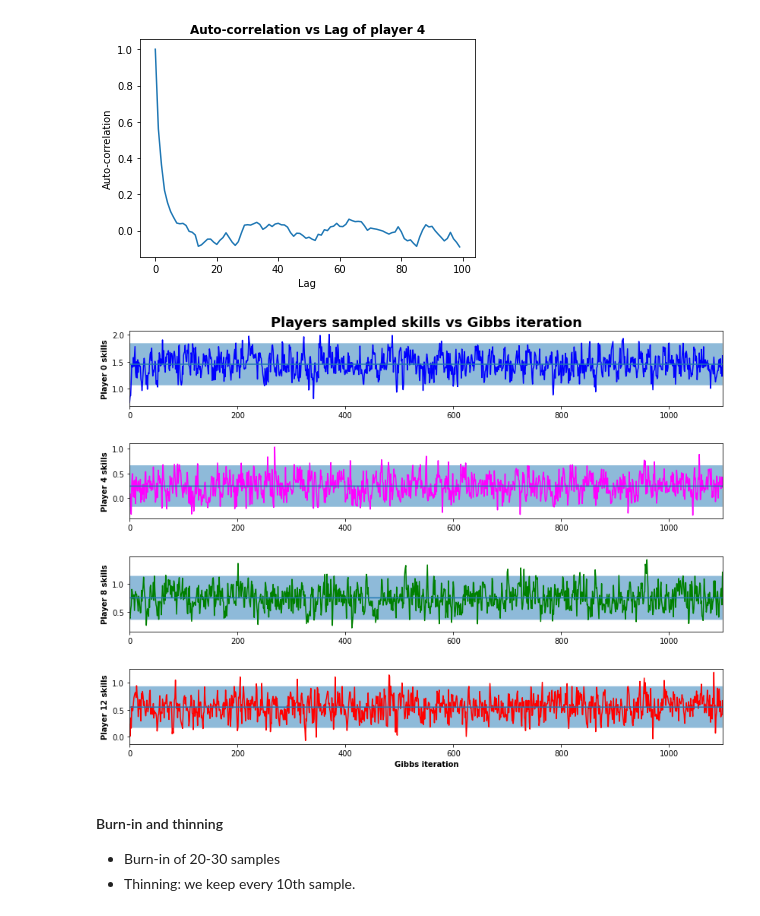
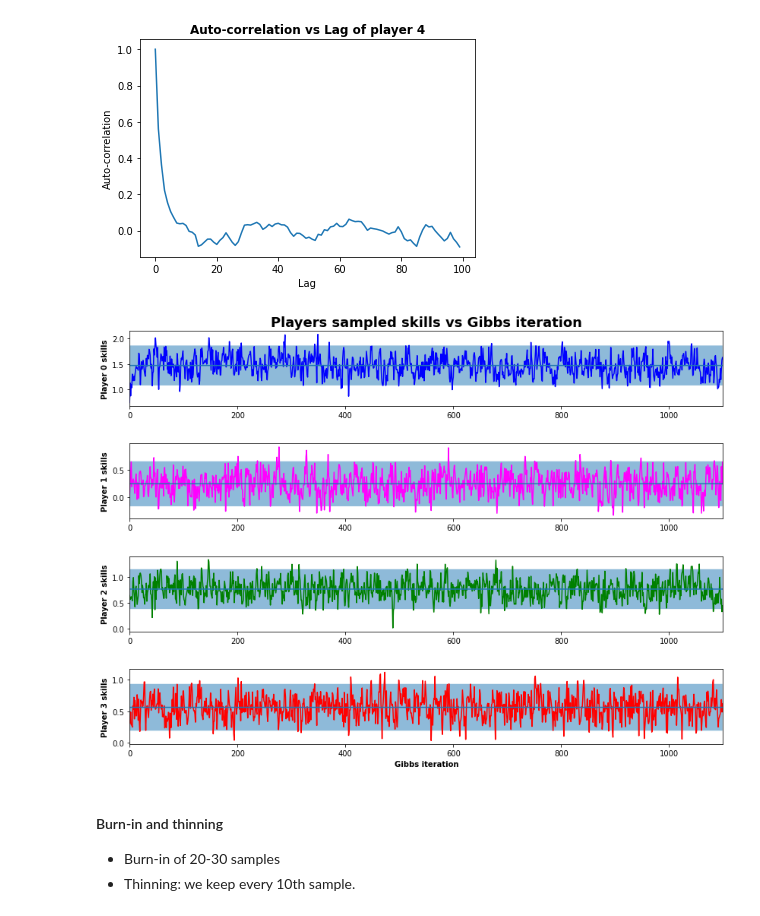
Before and after one commit to AlejandroSantorum/MPhil_MLMI_Cambridge, a Jupyter notebook: 4F13-Probabilistic_Machine_Learning/Lab/lab2/code/coursework2.ipynb, the cells around one changed output. Drawn from its saved outputs; the diff is of its cells as text; code cells hidden in the pictures.

```diff
--- a/4F13-Probabilistic_Machine_Learning/Lab/lab2/code/coursework2.ipynb
+++ b/4F13-Probabilistic_Machine_Learning/Lab/lab2/code/coursework2.ipynb
@@ -120,9 +120,9 @@ plot_autocorr(player_id=4, total_lag=100)
 # %% [output]
 [figure]
 # %%
-plot_sampled_skills(skill_samples, [0, 4, 8, 12], add_mean_std=True)
+plot_sampled_skills(skill_samples, [0, 1, 2, 3], add_mean_std=True)
 # %% [output]
-[figure, old version]
+[figure, new version]
 # %% [markdown]
 #### Burn-in and thinning
 - Burn-in of 20-30 samples
```
Also changed, not shown: parts of 2 cells of this notebook, 19 other files.
